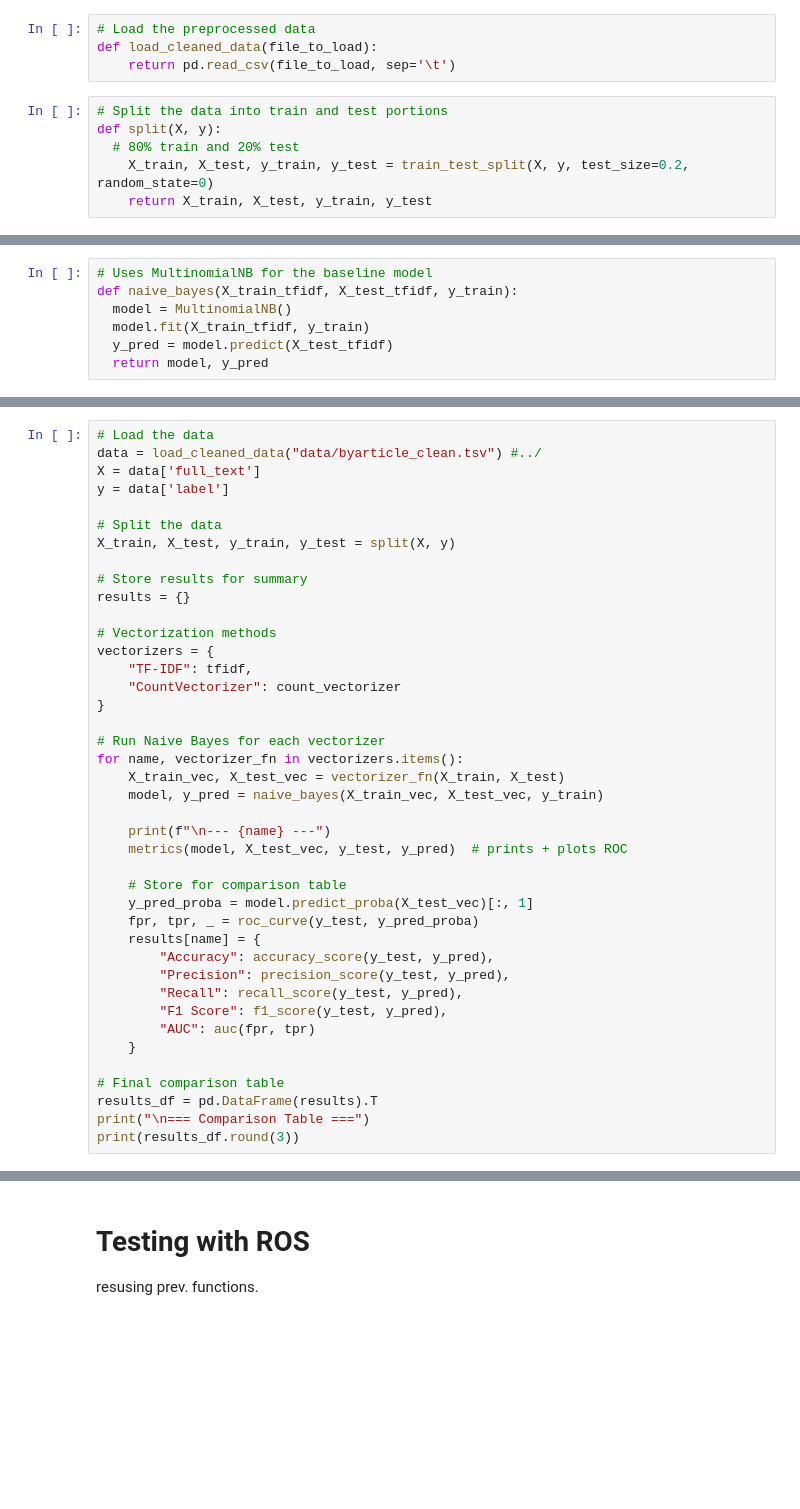
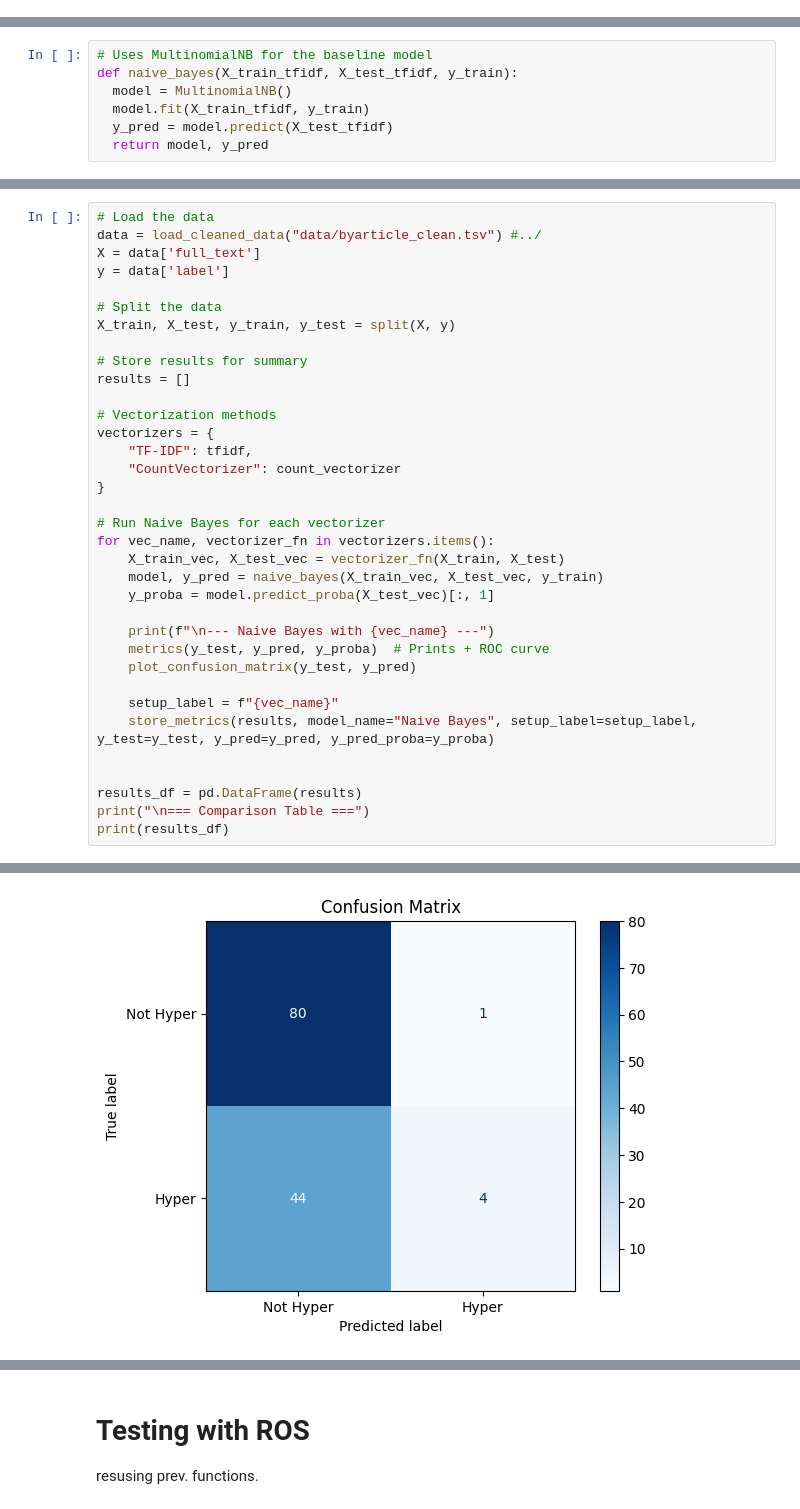
Before and after one commit to badaa002/DAT550-2025---Hyperpartisan-News-Detection-, a Jupyter notebook: notebooks/NaiveBayesModel.ipynb, the cells around one changed output, grey strips where cells are left out. Drawn from its saved outputs; the diff is of its cells as text; blank space fills up the shorter version.

```diff
--- a/notebooks/NaiveBayesModel.ipynb
+++ b/notebooks/NaiveBayesModel.ipynb
@@ -9,13 +14,3 @@ import pandas as pd
-# %%
-# Load the preprocessed data
-def load_cleaned_data(file_to_load):
-    return pd.read_csv(file_to_load, sep='\t')
-# %%
-# Split the data into train and test portions
-def split(X, y):
-  # 80% train and 20% test
-    X_train, X_test, y_train, y_test = train_test_split(X, y, test_size=0.2, random_state=0)
-    return X_train, X_test, y_train, y_test
 # %% [markdown]
 # Adding both TF and CountVectorizer
 
@@ -85,7 +51,7 @@ y = data['label']
 X_train, X_test, y_train, y_test = split(X, y)
 
 # Store results for summary
-results = {}
+results = []
 
 # Vectorization methods
 vectorizers = {
@@ -94,26 +60,20 @@ vectorizers = {
 }
 
 # Run Naive Bayes for each vectorizer
-for name, vectorizer_fn in vectorizers.items():
+for vec_name, vectorizer_fn in vectorizers.items():
     X_train_vec, X_test_vec = vectorizer_fn(X_train, X_test)
     model, y_pred = naive_bayes(X_train_vec, X_test_vec, y_train)
+    y_proba = model.predict_proba(X_test_vec)[:, 1]
 
-    print(f"\n--- {name} ---")
-    metrics(model, X_test_vec, y_test, y_pred)  # prints + plots ROC
+    print(f"\n--- Naive Bayes with {vec_name} ---")
+    metrics(y_test, y_pred, y_proba)  # Prints + ROC curve
+    plot_confusion_matrix(y_test, y_pred)
 
-    # Store for comparison table
-    y_pred_proba = model.predict_proba(X_test_vec)[:, 1]
-    fpr, tpr, _ = roc_curve(y_test, y_pred_proba)
-    results[name] = {
-        "Accuracy": accuracy_score(y_test, y_pred),
-        "Precision": precision_score(y_test, y_pred),
-        "Recall": recall_score(y_test, y_pred),
-        "F1 Score": f1_score(y_test, y_pred),
-        "AUC": auc(fpr, tpr)
-    }
+    setup_label = f"{vec_name}"
+    store_metrics(results, model_name="Naive Bayes", setup_label=setup_label, y_test=y_test, y_pred=y_pred, y_pred_proba=y_proba)
 
-# Final comparison table
-results_df = pd.DataFrame(results).T
+
+results_df = pd.DataFrame(results)
 print("\n=== Comparison Table ===")
-print(results_df.round(3))
+print(results_df)
 # %% [output]
@@ -125 +87,2 @@ F1: 0.15
 [figure]
+[figure, new version]
```
Also changed, not shown: parts of 14 cells of this notebook, 7 other files.
